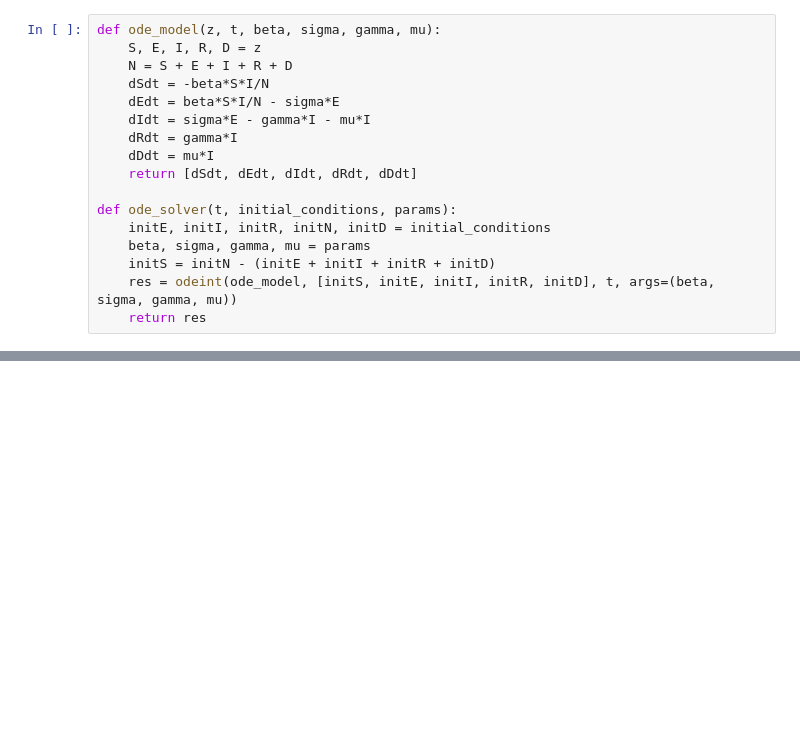
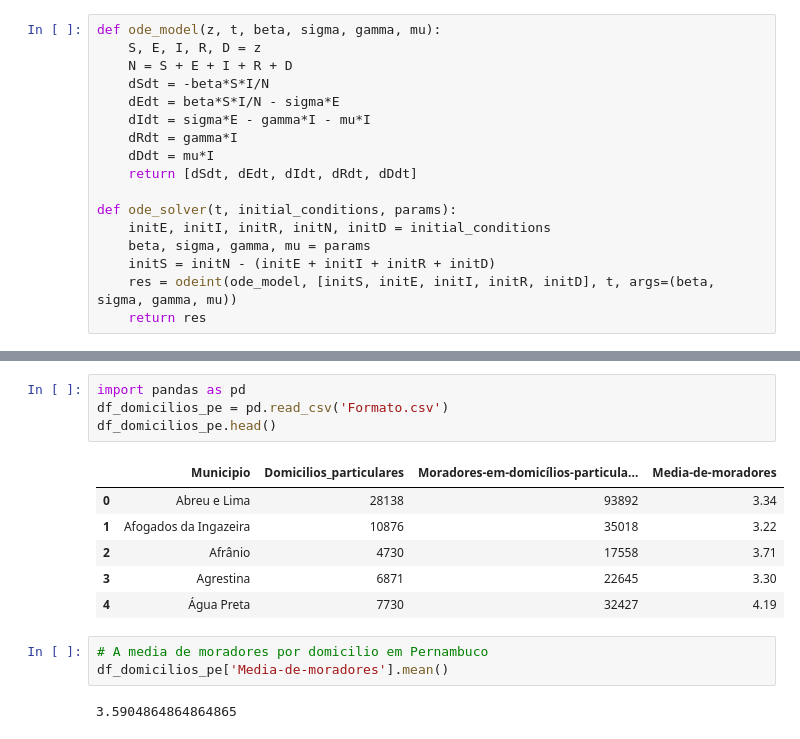
Before and after one commit to naftalima/covid19-seird, a Jupyter notebook: projeto.ipynb, the cells around one changed output, grey strips where cells are left out. Saved outputs shown, nothing was run; the diff lists cells and outputs as text; blank space fills up the shorter version.

```diff
--- a/projeto.ipynb
+++ b/projeto.ipynb
@@ -39,0 +63,16 @@ def ode_solver(t, initial_conditions, params):
+# %%
+import pandas as pd
+df_domicilios_pe = pd.read_csv('Formato.csv')
+df_domicilios_pe.head()
+# %% [output]
+|  | Municipio | Domicilios_particulares | Moradores-em-domicílios-particula... | Media-de-moradores |
+| 0 | Abreu e Lima | 28138 | 93892 | 3.34 |
+| 1 | Afogados da Ingazeira | 10876 | 35018 | 3.22 |
+| 2 | Afrânio | 4730 | 17558 | 3.71 |
+| 3 | Agrestina | 6871 | 22645 | 3.30 |
+| 4 | Água Preta | 7730 | 32427 | 4.19 |
+# %%
+# A media de moradores por domicilio em Pernambuco
+df_domicilios_pe['Media-de-moradores'].mean()
+# %% [output]
+3.5904864864864865
```
Also changed, not shown: parts of 15 cells of this notebook, 4 other files.
